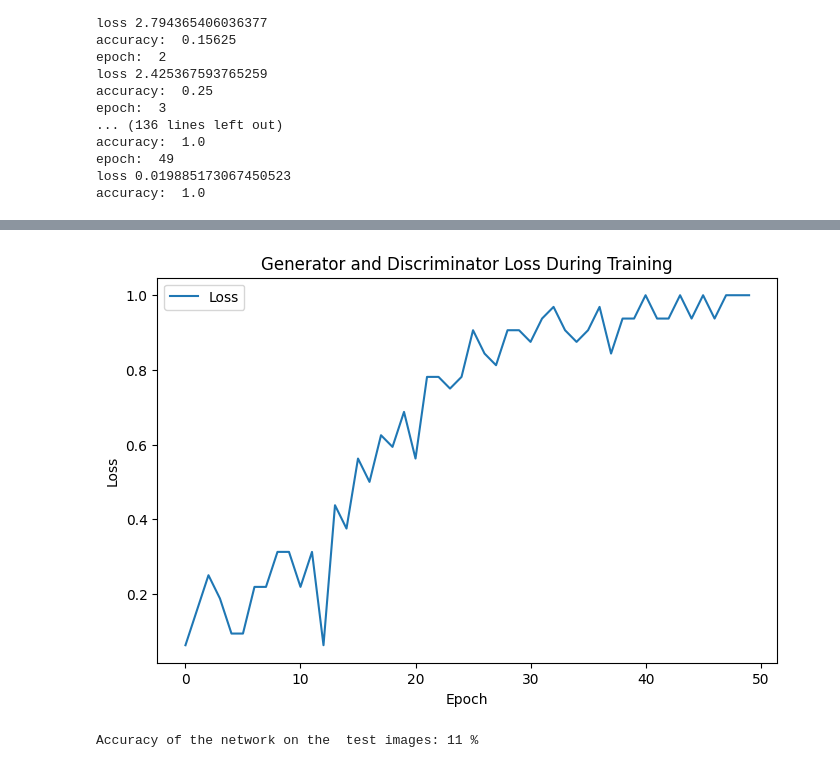
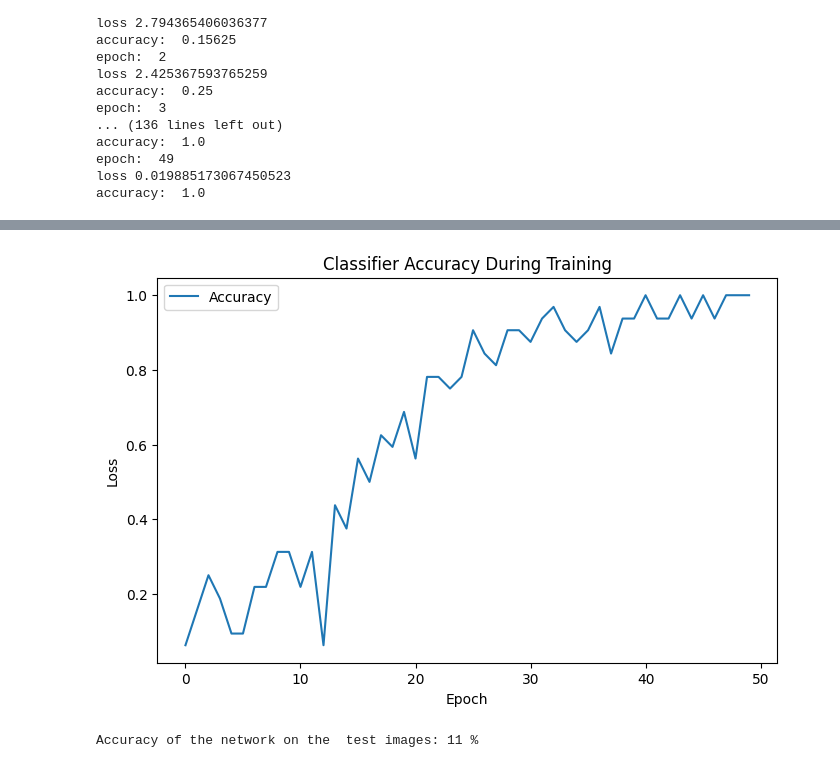
Before and after one commit to MannBen/ECS171-Proj, a Jupyter notebook: Pokemon_Classifier_Final.ipynb, the cells around one changed output, grey strips where cells are left out. Saved outputs shown, nothing was run; the diff lists cells and outputs as text; code cells hidden in the pictures.

```diff
--- a/Pokemon_Classifier_Final.ipynb
+++ b/Pokemon_Classifier_Final.ipynb
@@ -205,14 +205,14 @@ plt.show()
 # %%
 # Plot the model accuracy during training
 plt.figure(figsize=(8,5))
-plt.title("Generator and Discriminator Loss During Training")
-plt.plot(accuracy_values,label="Loss")
+plt.title("Classifier Accuracy During Training")
+plt.plot(accuracy_values,label="Accuracy")
 plt.xlabel("Epoch")
 plt.ylabel("Loss")
 plt.legend()
 plt.show()
 # %% [output]
-[figure, old version]
+[figure, new version]
 # %%
 # Export the model
 model_name = "pokemon_classifier.pth"
```
Also changed, not shown: parts of 1 cell of this notebook.
